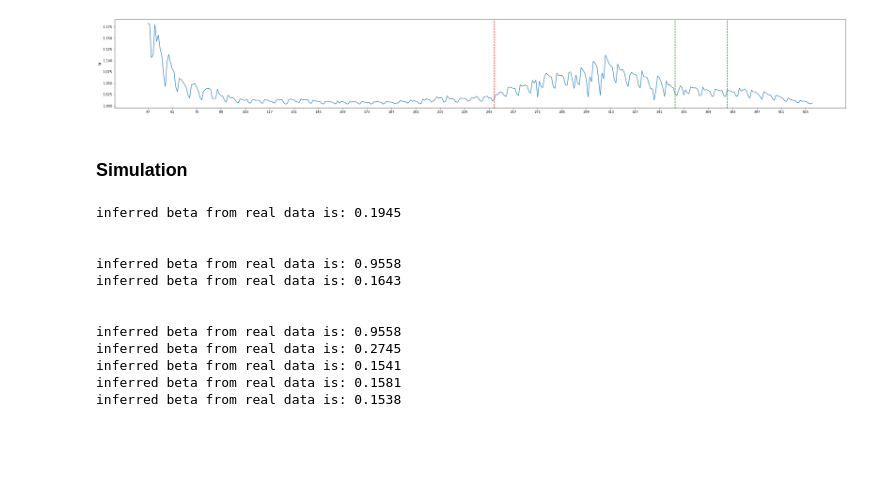
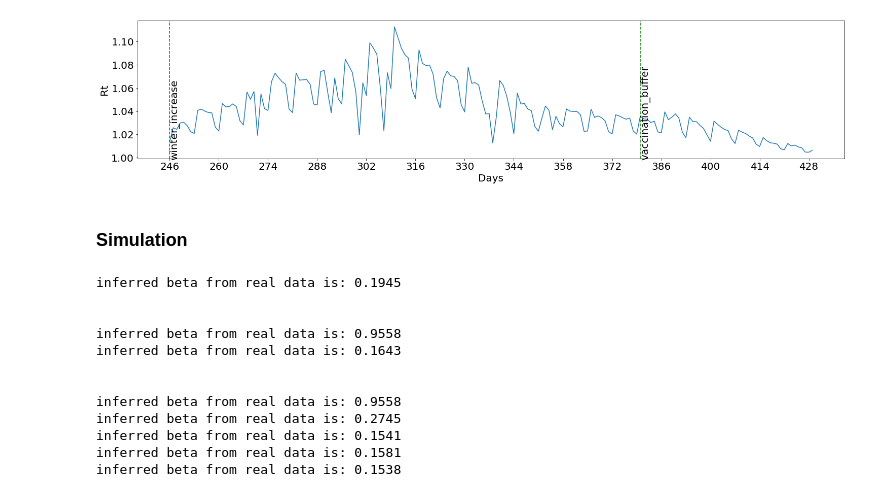
Before and after one commit to tc2992/AdvPython_Project, a Jupyter notebook: SEIR_VaryingBeta_TC.ipynb, the cells around one changed output. Drawn from its saved outputs; the diff is of its cells as text; code cells hidden in the pictures; blank space fills up the shorter version.

```diff
--- a/SEIR_VaryingBeta_TC.ipynb
+++ b/SEIR_VaryingBeta_TC.ipynb
@@ -20,7 +20,7 @@ vaccination_buffer=30
 idxs=[17,17+lockdown_buffer,246,350+vaccination_buffer]
 # %%
 # growth_rate
-plt.rcParams["figure.figsize"] = (40,5)
+plt.rcParams["figure.figsize"] = (20,5)
 plt.plot(df['growth_rate'])
 plt.ylabel('growth_rate')
 plt.xticks(np.arange(0, 430, 14.0))
@@ -34,5 +34,6 @@ plt.axvline(x=350,color='g', linestyle='--')
 plt.text(350,0,'vaccination',rotation=90)
 plt.axvline(x=idxs[3],color='g', linestyle='--')
 plt.text(idxs[3],0,'vaccination_buffer',rotation=90)
+#plt.rc('font',size=20)
 plt.show()
 # %% [output]
@@ -40,6 +41,6 @@ plt.show()
 # %%
 # Rt
-plt.rcParams["figure.figsize"] = (40,5)
+plt.rcParams["figure.figsize"] = (25,5)
 plt.plot(df['Rt'])
 plt.ylabel('Rt')
 plt.xticks(np.arange(0, 430, 14.0))
@@ -49,9 +50,10 @@ plt.axvline(x=idxs[1],color='k', linestyle='--')
 plt.text(idxs[1],0,'lockdown_buffer',rotation=90)
 plt.axvline(x=idxs[2],color='r', linestyle='--')
 plt.text(idxs[2],0,'winter_increase',rotation=90)
-plt.axvline(x=350,color='g', linestyle='--')
-plt.text(350,0,'vaccination',rotation=90)
+#plt.axvline(x=350,color='g', linestyle='--')
+#plt.text(350,0,'vaccination',rotation=90)
 plt.axvline(x=idxs[3],color='g', linestyle='--')
 plt.text(idxs[3],0,'vaccination_buffer',rotation=90)
+plt.xlabel('Days')
 plt.show()
 # %% [output]
@@ -59,17 +61,18 @@ plt.show()
 # %%
-plt.rcParams["figure.figsize"] = (40,5)
-plt.plot(df.loc[idxs[1]:,'Rt'])
+plt.rcParams["figure.figsize"] = (25,5)
+plt.plot(df.loc[idxs[2]:,'Rt'])
 plt.ylabel('Rt')
-plt.xticks(np.arange(idxs[1], 430, 14.0))
+plt.xticks(np.arange(idxs[2], 430, 14.0))
 plt.axvline(x=idxs[2],color='r', linestyle='--')
-#plt.text(idxs[2],0,'winter_increase',rotation=90)
-plt.axvline(x=350,color='g', linestyle='--')
+plt.text(idxs[2],1,'winter_increase',rotation=90)
+#plt.axvline(x=350,color='g', linestyle='--')
 #plt.text(350,0,'vaccination',rotation=90)
 plt.axvline(x=idxs[3],color='g', linestyle='--')
-#plt.text(idxs[3],0,'vaccination_buffer',rotation=90)
+plt.text(idxs[3],1,'vaccination_buffer',rotation=90)
+plt.xlabel('Days')
 plt.show()
 # %% [output]
-[figure, old version]
+[figure, new version]
 # %% [markdown]
 ### Simulation
 # %%
```
Also changed, not shown: parts of 3 cells of this notebook.
